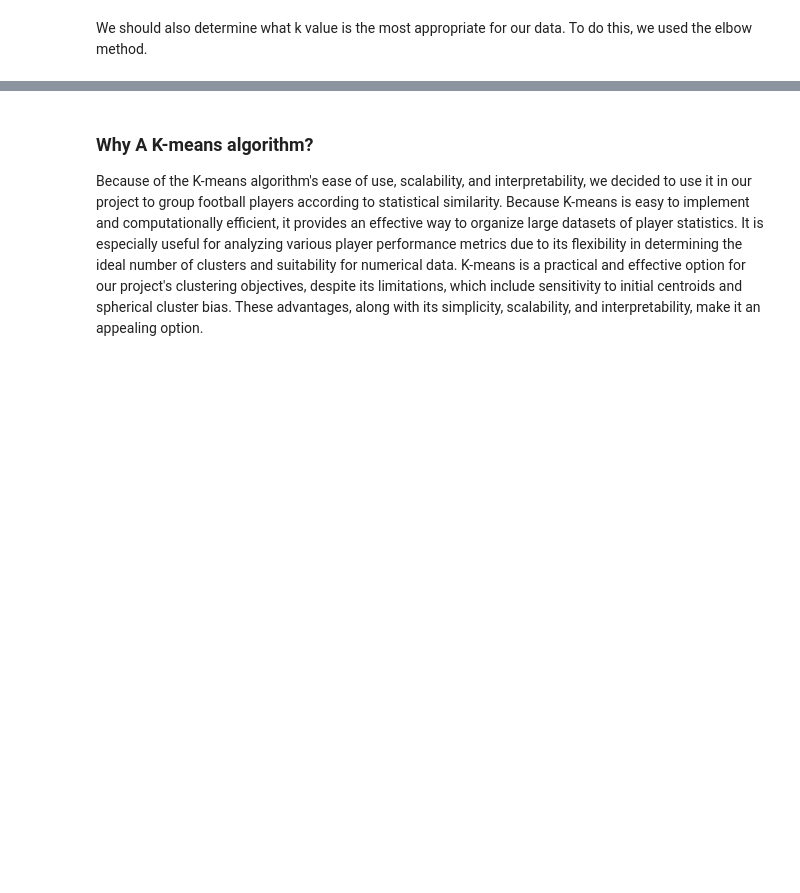
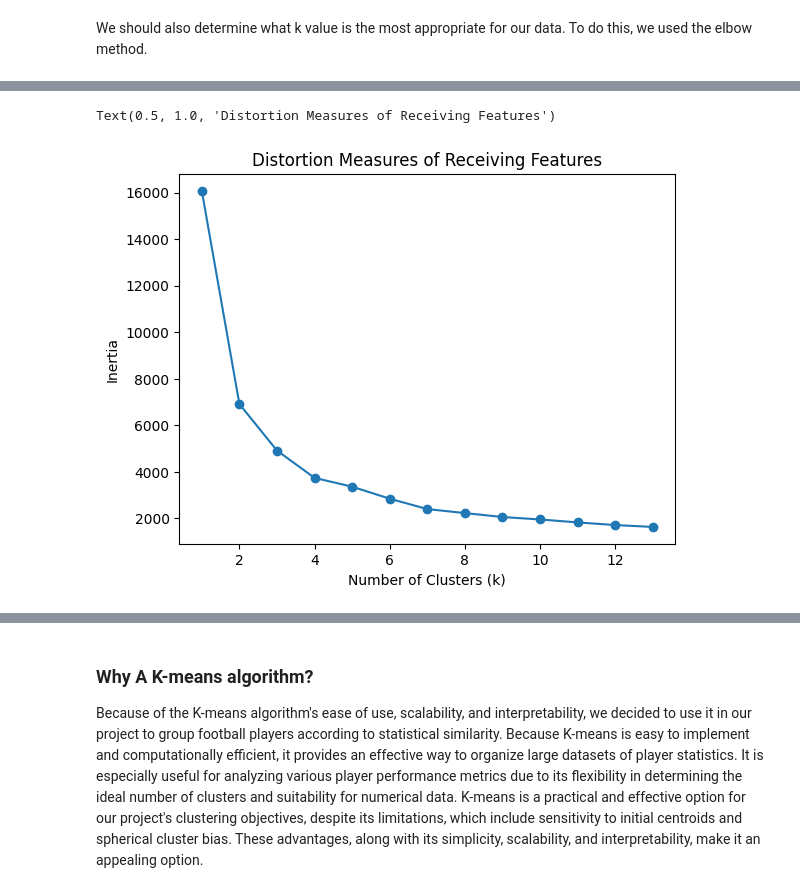
Before and after one commit to vpphan/group_template, a Jupyter notebook: FinalProject_groupXXX.ipynb, the cells around one changed output, grey strips where cells are left out. Cells and saved outputs as stored; diff of their text form; code cells hidden in the pictures; blank space fills up the shorter version.

```diff
--- a/FinalProject_groupXXX.ipynb
+++ b/FinalProject_groupXXX.ipynb
@@ -126,0 +149,18 @@ As we can see from the plot, the best k value for our dataset would be 10.
+# %%
+# Receiving Features
+
+k_values = range(1, 14)
+inertia_values = []
+
+for k in k_values:
+    kmeans = KMeans(n_clusters=k, n_init = 'auto')
+    kmeans.fit(receiving_features)
+    inertia_values.append(kmeans.inertia_)
+
+plt.plot(k_values, inertia_values, marker = 'o')
+plt.xlabel('Number of Clusters (k)')
+plt.ylabel('Inertia')
+plt.title('Distortion Measures of Receiving Features')
+# %% [output]
+Text(0.5, 1.0, 'Distortion Measures of Receiving Features')
+[figure, added]
```
Also changed, not shown: parts of 25 cells of this notebook.
